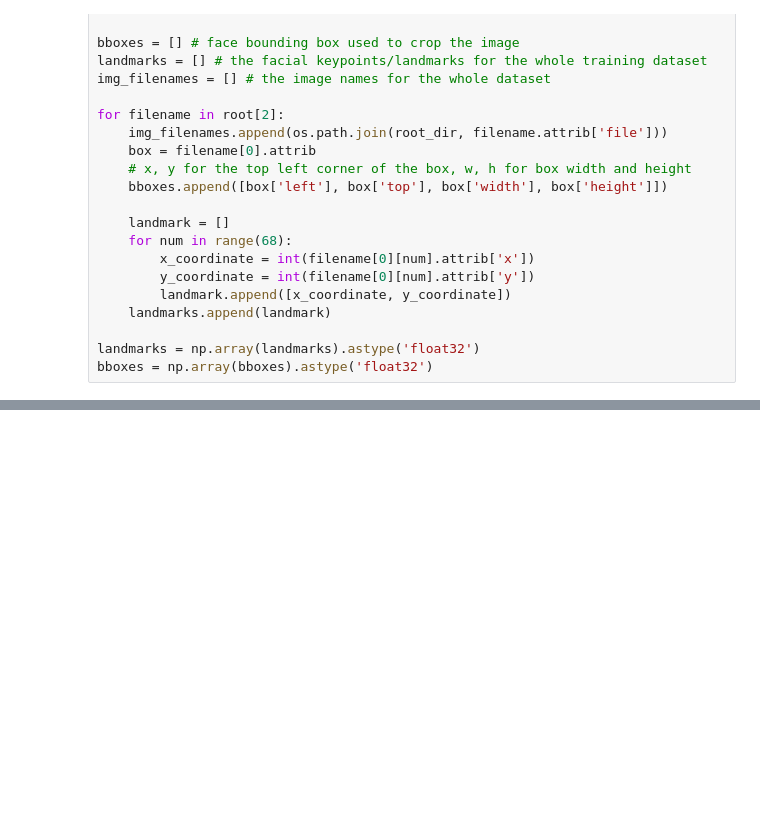
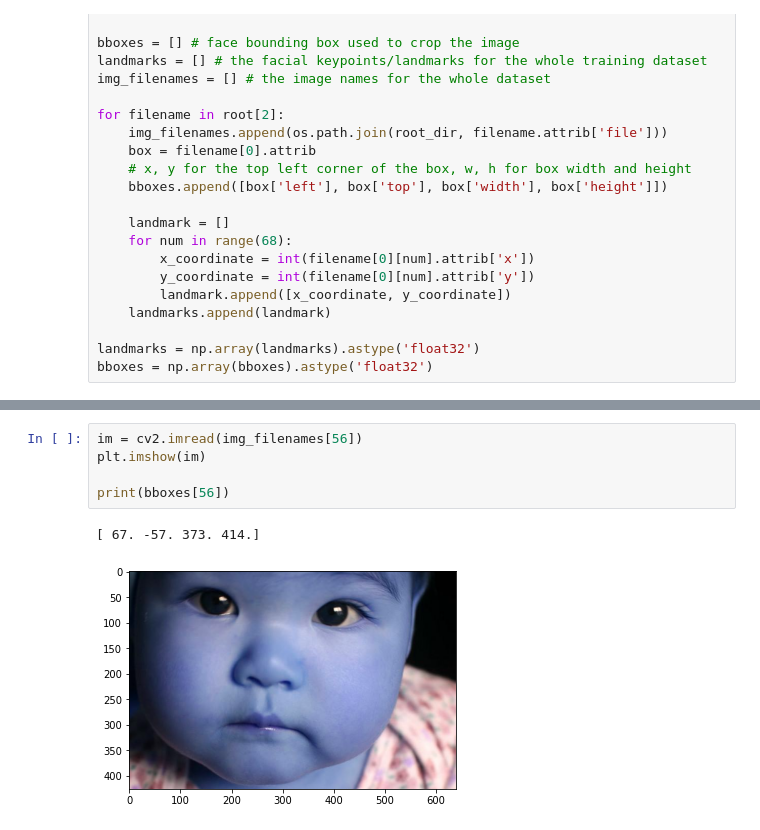
Before and after one commit to Daniel9905/cs194proj4, a Jupyter notebook: CS194_Part3.ipynb, the cells around one changed output, grey strips where cells are left out. Saved outputs shown, nothing was run; the diff lists cells and outputs as text; blank space fills up the shorter version.

```diff
--- a/CS194_Part3.ipynb
+++ b/CS194_Part3.ipynb
@@ -86,0 +113,8 @@ plt.imshow(im)
+# %%
+im = cv2.imread(img_filenames[56])
+plt.imshow(im)
+
+print(bboxes[56])
+# %% [output]
+[ 67. -57. 373. 414.]
+[figure, added]
```
Also changed, not shown: parts of 4 cells of this notebook.
